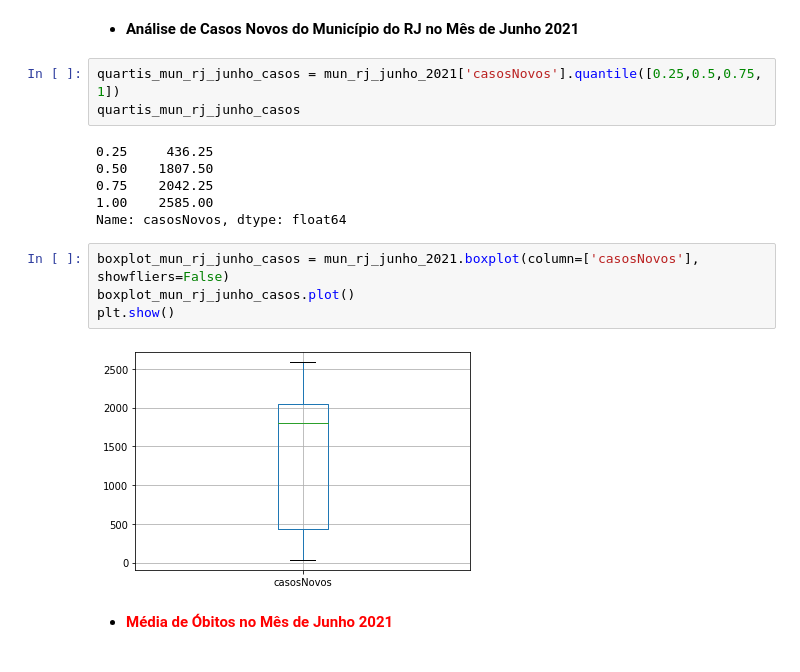
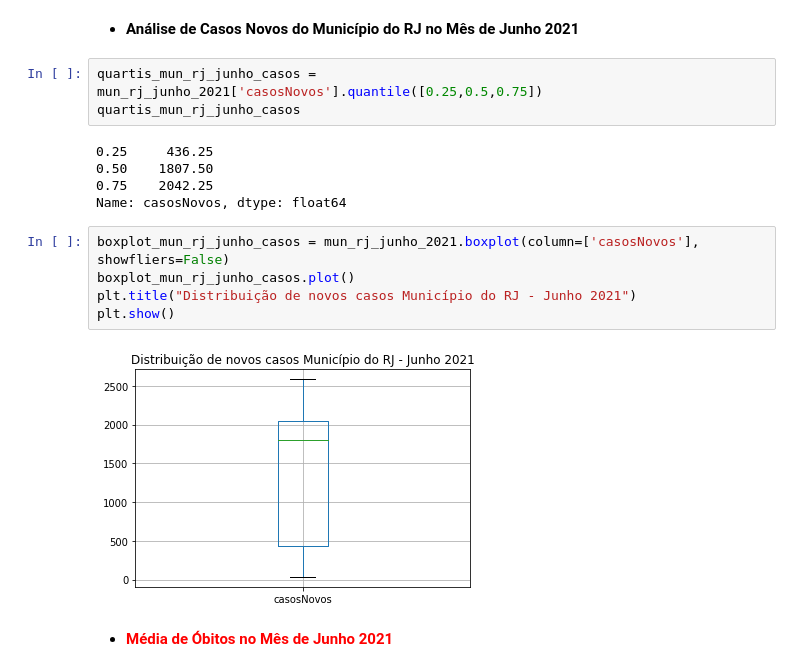
Before and after one commit to ranielli/analise-dados-covid-estatistica, a Jupyter notebook: analise_rj.ipynb, the cells around one changed output. Cells and saved outputs as stored; diff of their text form.

```diff
--- a/analise_rj.ipynb
+++ b/analise_rj.ipynb
@@ -156,20 +156,20 @@ dtype: int64
 # %% [markdown]
  * <font color="ffd11b"> **Análise de Casos Novos do Município do RJ no Mês de Junho 2021**
 # %%
-quartis_mun_rj_junho_casos = mun_rj_junho_2021['casosNovos'].quantile([0.25,0.5,0.75, 1])
+quartis_mun_rj_junho_casos = mun_rj_junho_2021['casosNovos'].quantile([0.25,0.5,0.75])
 quartis_mun_rj_junho_casos
 # %% [output]
 0.25     436.25
 0.50    1807.50
 0.75    2042.25
-1.00    2585.00
 Name: casosNovos, dtype: float64
 # %%
 boxplot_mun_rj_junho_casos = mun_rj_junho_2021.boxplot(column=['casosNovos'], showfliers=False)
 boxplot_mun_rj_junho_casos.plot()
+plt.title("Distribuição de novos casos Município do RJ - Junho 2021")
 plt.show()
 # %% [output]
-[figure, old version]
+[figure, new version]
 # %% [markdown]
 *  <font color="red">**Média de Óbitos no Mês de Junho 2021** </font>
 # %%
```
Also changed, not shown: parts of 9 cells of this notebook.
